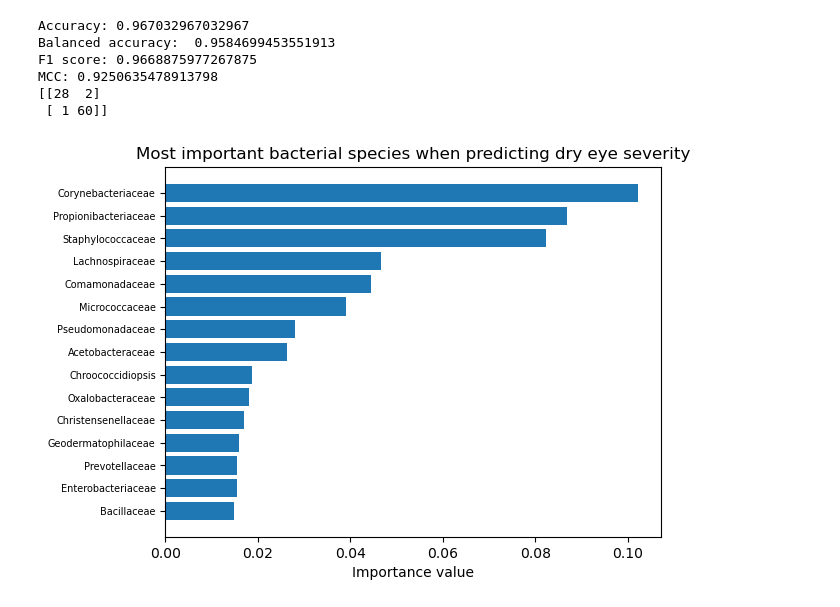
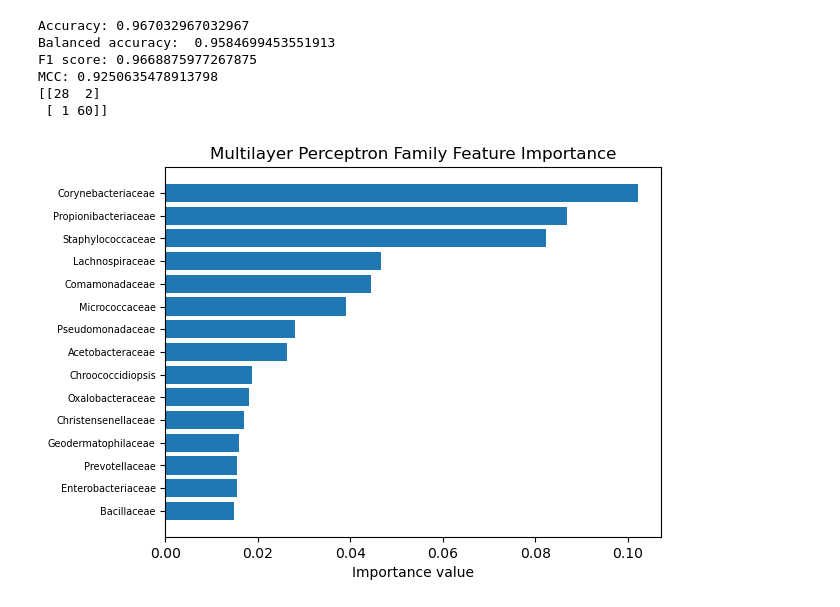
Before and after one commit to freafin/Bacteriological, a Jupyter notebook: ded/03_family/03_family_ded_bactonly_testonly_ra.ipynb, the cells around one changed output. Saved outputs shown, nothing was run; the diff lists cells and outputs as text; code cells hidden in the pictures.

```diff
--- a/ded/03_family/03_family_ded_bactonly_testonly_ra.ipynb
+++ b/ded/03_family/03_family_ded_bactonly_testonly_ra.ipynb
@@ -200,10 +212,10 @@ MLPfeatures = MLPfeatures.sort_values(by = 'Importance_values',ascending=True)[-
 #Remove features with importance =0
 MLPfeatures=MLPfeatures[MLPfeatures['Importance_values']!=0]
 # %%
-plt.title('Most important bacterial species when predicting dry eye severity')
+plt.title('Multilayer Perceptron Family Feature Importance')
 plt.xlabel('Importance value')
 plt.yticks(size=7)
 plt.barh(MLPfeatures['Features'], MLPfeatures['Importance_values'], height=0.8)
 plt.show()
 # %% [output]
-[figure, old version]
+[figure, new version]
```
Also changed, not shown: parts of 6 cells of this notebook, 19 other files.
